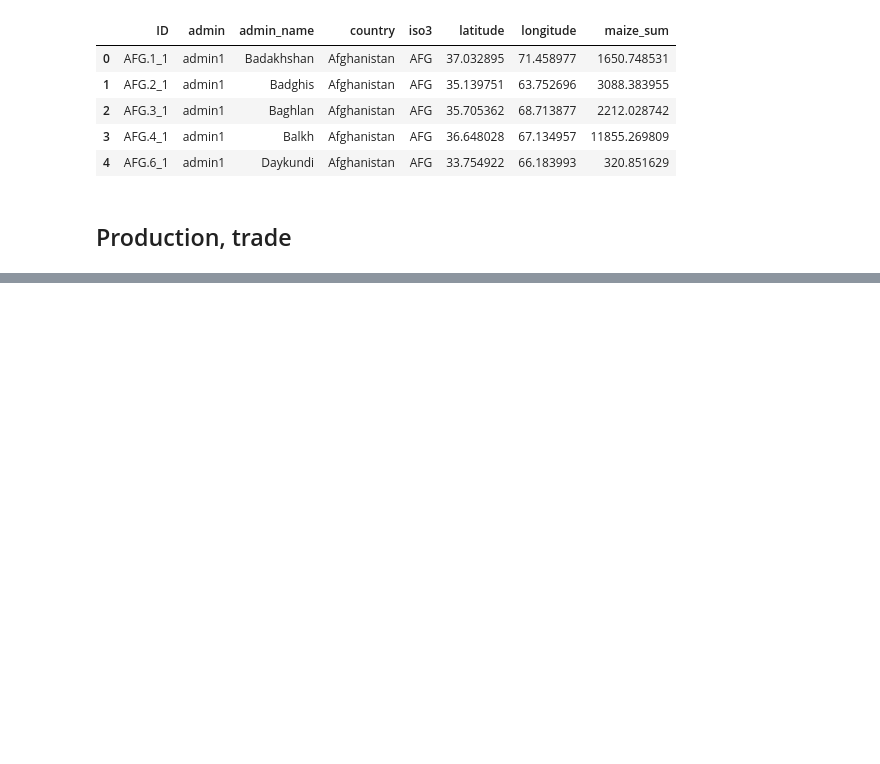
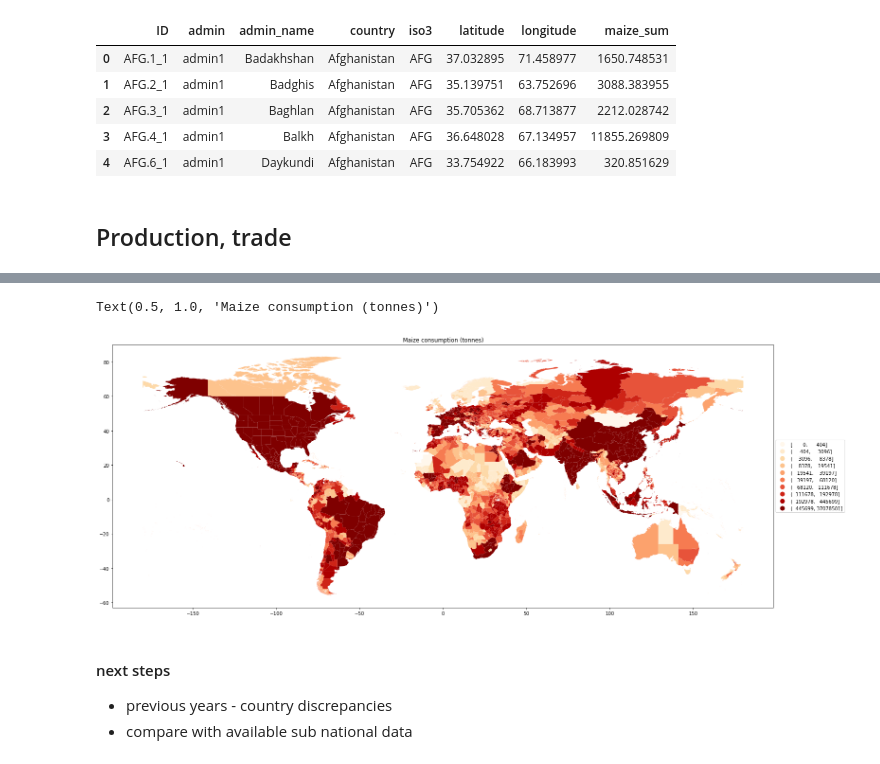
Before and after one commit to shrutijain90/food_trade_networks, a Jupyter notebook: food_trade/demand_supply/sub_national_ds.ipynb, the cells around one changed output, grey strips where cells are left out. Saved outputs shown, nothing was run; the diff lists cells and outputs as text; code cells hidden in the pictures; blank space fills up the shorter version.

Commit message:
FAO data balancing

```diff
--- a/food_trade/demand_supply/sub_national_ds.ipynb
+++ b/food_trade/demand_supply/sub_national_ds.ipynb
@@ -203,0 +475,12 @@ array(['United Kingdom', 'Afghanistan', 'Angola', 'Åland', 'Albania',
+# %%
+fig, ax = plt.subplots(1, 1, figsize=(25, 12))
+admin.plot(column='admin_maize_cons', ax=ax, legend=True, cmap='OrRd', scheme = 'quantiles', k=10,
+      legend_kwds={'loc': 'center left', 'bbox_to_anchor':(1,0.5),  'fmt':"{:.0f}"})
+ax.set_title("Maize consumption (tonnes)")
+# %% [output]
+Text(0.5, 1.0, 'Maize consumption (tonnes)')
+[figure, added]
+# %% [markdown]
+#### next steps
+- previous years - country discrepancies
+- compare with available sub national data
```
Also changed, not shown: parts of 97 cells of this notebook.
